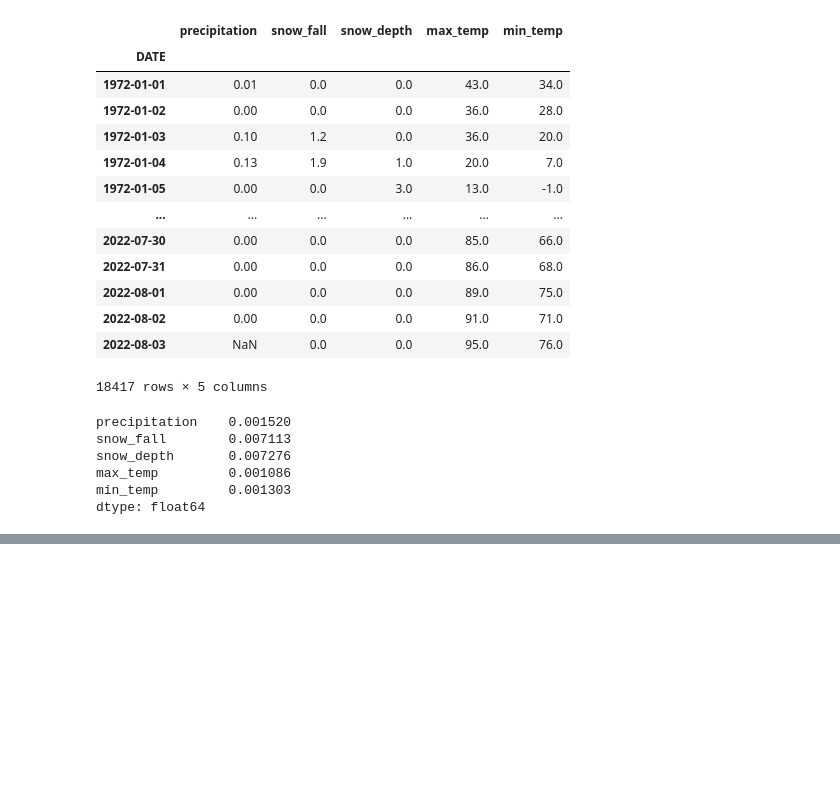
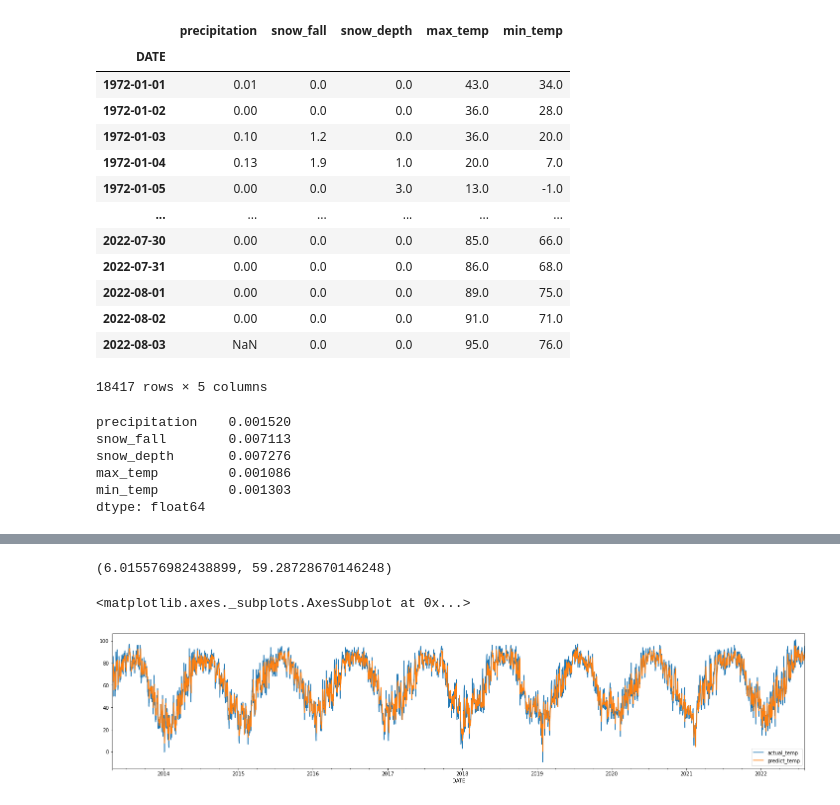
Before and after one commit to pranjal2234/Weather-Forecasting, a Jupyter notebook: Weather_forcasting.ipynb, the cells around one changed output, grey strips where cells are left out. Drawn from its saved outputs; the diff is of its cells as text; code cells hidden in the pictures; blank space fills up the shorter version.

```diff
--- a/Weather_forcasting.ipynb
+++ b/Weather_forcasting.ipynb
@@ -335,0 +201,16 @@ error
+# %%
+def weather_predict(predictors,core_weather,reg):
+  train_data = core_weather.iloc[:15000]
+  test_data = core_weather.iloc[15001:]
+  reg.fit(train_data[predictors],train_data["target"])
+  predictions = reg.predict(test_data[predictors])
+  Mean_Abs_Err = metrics.mean_absolute_error(test_data["target"], predictions)
+  Mean_Sq_Err = metrics.mean_squared_error(test_data["target"], predictions)
+  combined = pd.concat([test_data["target"], pd.Series(predictions, index = test_data.index)], axis=1)
+  combined.columns = ["actual_temp", "predict_temp"]
+  return Mean_Abs_Err,Mean_Sq_Err ,combined
+# %%
+core_weather["month_moving_max"] = core_weather["max_temp"].rolling(30).mean()
+core_weather["weekly_moving_max"] = core_weather["max_temp"].rolling(7).mean()
+core_weather["month_moving_min"] = core_weather["min_temp"].rolling(30).mean()
+core_weather["weekly_moving_min"] = core_weather["min_temp"].rolling(7).mean()
@@ -335,0 +233,15 @@ error
+# %%
+predictors = ["precipitation", "snow_fall", "snow_depth", "max_temp", "min_temp",\
+              "month_moving_max","weekly_moving_max","month_moving_min","weekly_moving_min"]
+# %%
+reg = Lasso(alpha=.1)
+Mean_Abs_Err,Mean_Sq_Err, combined_data = weather_predict(predictors,core_weather,reg)
+# %%
+Mean_Abs_Err,Mean_Sq_Err
+# %% [output]
+(6.015576982438899, 59.28728670146248)
+# %%
+combined_data.plot(figsize=(25,5))
+# %% [output]
+<matplotlib.axes._subplots.AxesSubplot at 0x...>
+[figure, added]
```
Also changed, not shown: parts of 61 cells of this notebook.
